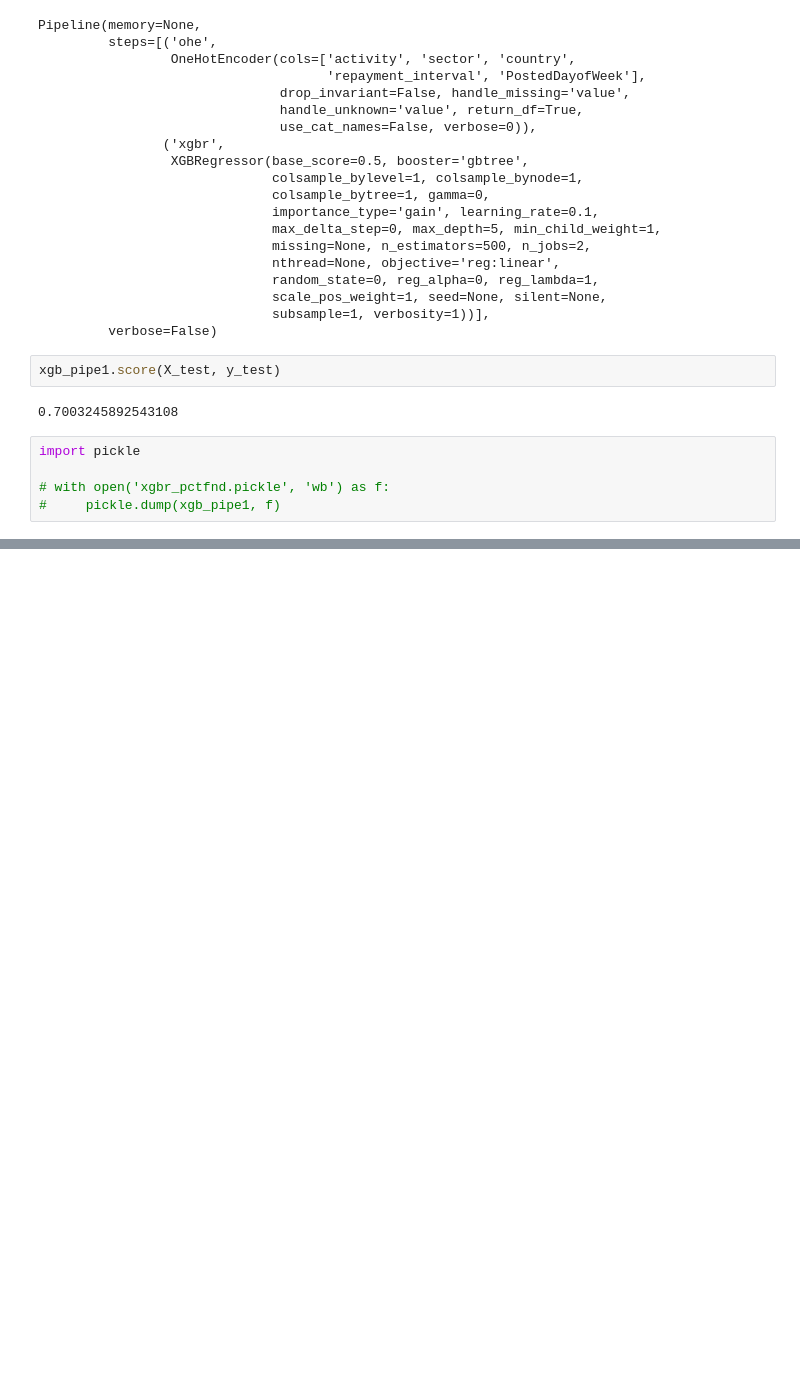
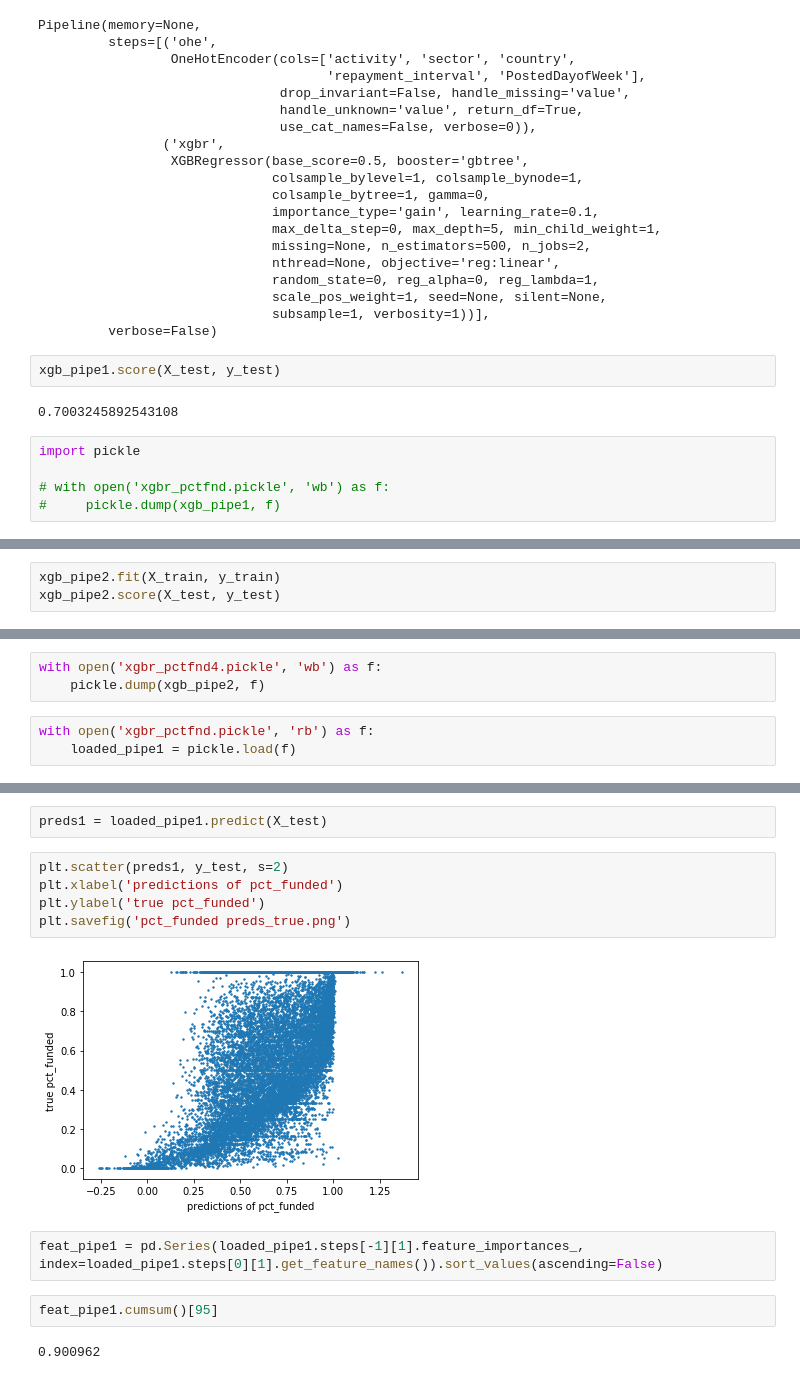
Before and after one commit to Alec-Schneider/KivaLoans, a Jupyter notebook: train_pctfundBoost.ipynb, the cells around one changed output, grey strips where cells are left out. Saved outputs shown, nothing was run; the diff lists cells and outputs as text; blank space fills up the shorter version.

```diff
--- a/train_pctfundBoost.ipynb
+++ b/train_pctfundBoost.ipynb
@@ -127,0 +243,3 @@ fit_params = {
+# %%
+xgb_pipe2.fit(X_train, y_train)
+xgb_pipe2.score(X_test, y_test)
@@ -127,0 +249,6 @@ fit_params = {
+# %%
+with open('xgbr_pctfnd4.pickle', 'wb') as f:
+    pickle.dump(xgb_pipe2, f)
+# %%
+with open('xgbr_pctfnd.pickle', 'rb') as f:
+    loaded_pipe1 = pickle.load(f)
@@ -127,0 +279,15 @@ fit_params = {
+# %%
+preds1 = loaded_pipe1.predict(X_test)
+# %%
+plt.scatter(preds1, y_test, s=2)
+plt.xlabel('predictions of pct_funded')
+plt.ylabel('true pct_funded')
+plt.savefig('pct_funded preds_true.png')
+# %% [output]
+[figure, added]
+# %%
+feat_pipe1 = pd.Series(loaded_pipe1.steps[-1][1].feature_importances_, index=loaded_pipe1.steps[0][1].get_feature_names()).sort_values(ascending=False)
+# %%
+feat_pipe1.cumsum()[95]
+# %% [output]
+0.900962
```
Also changed, not shown: parts of 30 cells of this notebook, 6 other files.
